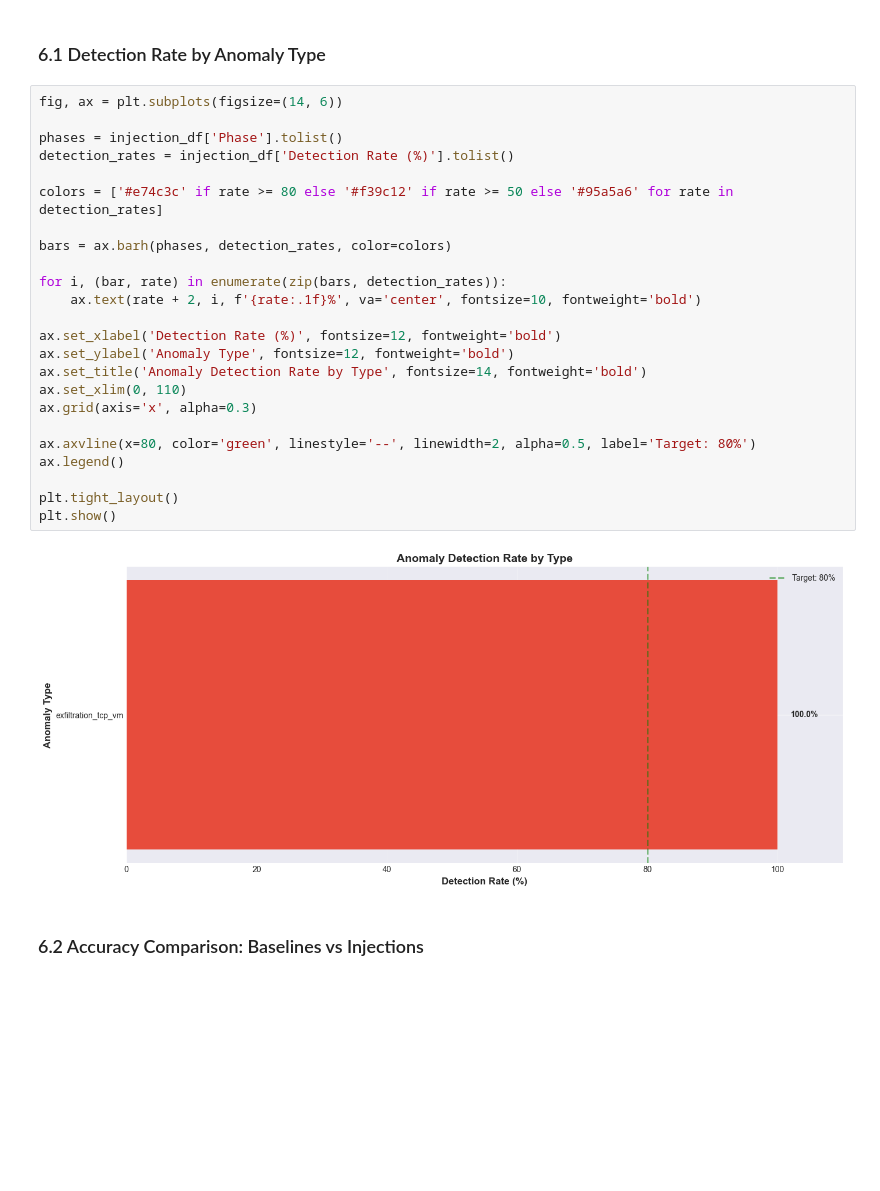
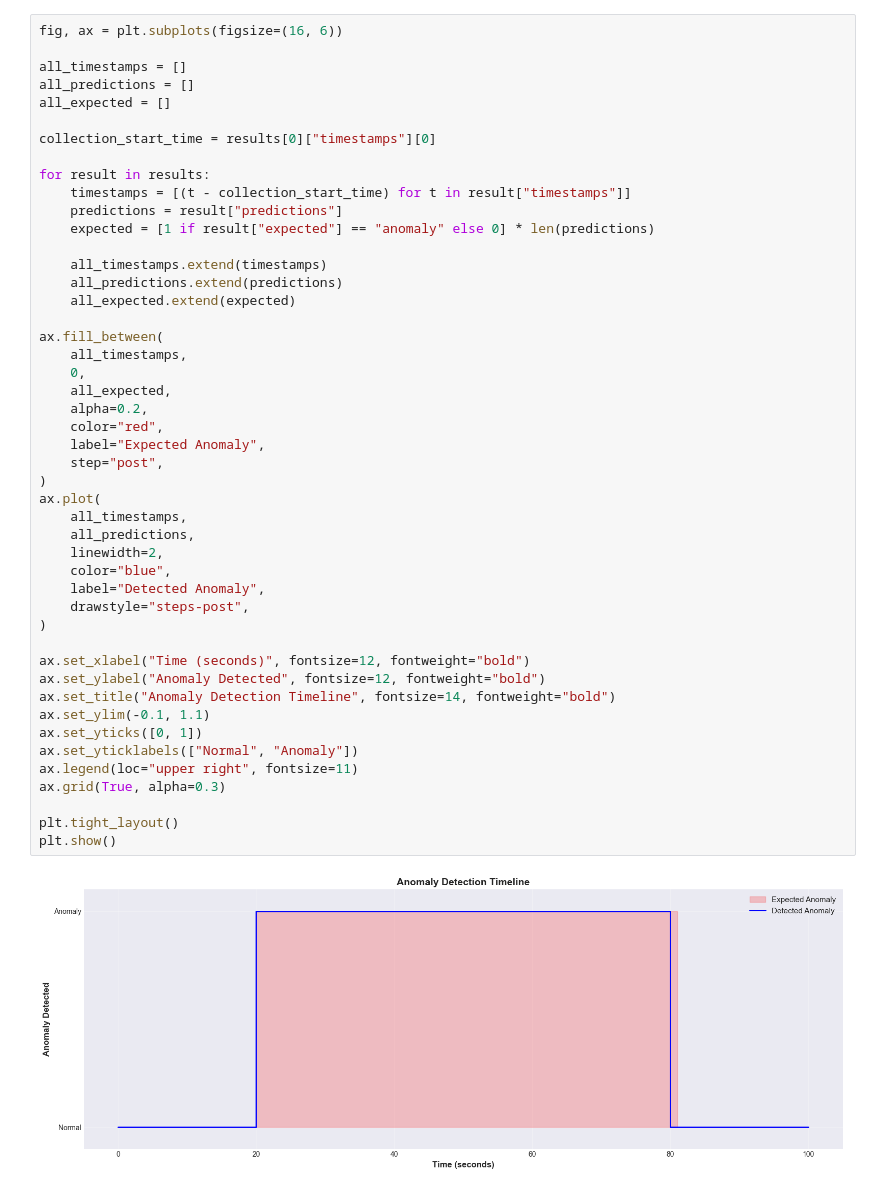
Before and after one commit to KevinShemili/DataCollectionMachineLearning, a Jupyter notebook: notebook/inference.ipynb, the cells around one changed output. Cells and saved outputs as stored; diff of their text form; blank space fills up the shorter version.

```diff
--- a/notebook/inference.ipynb
+++ b/notebook/inference.ipynb
@@ -351,33 +497,52 @@ Overall Accuracy:            100.0%
-# %% [markdown]
-### 6.1 Detection Rate by Anomaly Type
-# %%
-fig, ax = plt.subplots(figsize=(14, 6))
-
-phases = injection_df['Phase'].tolist()
-detection_rates = injection_df['Detection Rate (%)'].tolist()
-
-colors = ['#e74c3c' if rate >= 80 else '#f39c12' if rate >= 50 else '#95a5a6' for rate in detection_rates]
-
-bars = ax.barh(phases, detection_rates, color=colors)
-
-for i, (bar, rate) in enumerate(zip(bars, detection_rates)):
-    ax.text(rate + 2, i, f'{rate:.1f}%', va='center', fontsize=10, fontweight='bold')
-
-ax.set_xlabel('Detection Rate (%)', fontsize=12, fontweight='bold')
-ax.set_ylabel('Anomaly Type', fontsize=12, fontweight='bold')
-ax.set_title('Anomaly Detection Rate by Type', fontsize=14, fontweight='bold')
-ax.set_xlim(0, 110)
-ax.grid(axis='x', alpha=0.3)
-
-ax.axvline(x=80, color='green', linestyle='--', linewidth=2, alpha=0.5, label='Target: 80%')
-ax.legend()
-
-plt.tight_layout()
-plt.show()
-# %% [output]
-[figure, removed]
-# %% [markdown]
-### 6.2 Accuracy Comparison: Baselines vs Injections
+# %%
+fig, ax = plt.subplots(figsize=(16, 6))
+
+all_timestamps = []
+all_predictions = []
+all_expected = []
+
+collection_start_time = results[0]["timestamps"][0]
+
+for result in results:
+    timestamps = [(t - collection_start_time) for t in result["timestamps"]]
+    predictions = result["predictions"]
+    expected = [1 if result["expected"] == "anomaly" else 0] * len(predictions)
+
+    all_timestamps.extend(timestamps)
+    all_predictions.extend(predictions)
+    all_expected.extend(expected)
+
+ax.fill_between(
+    all_timestamps,
+    0,
+    all_expected,
+    alpha=0.2,
+    color="red",
+    label="Expected Anomaly",
+    step="post",
+)
+ax.plot(
+    all_timestamps,
+    all_predictions,
+    linewidth=2,
+    color="blue",
+    label="Detected Anomaly",
+    drawstyle="steps-post",
+)
+
+ax.set_xlabel("Time (seconds)", fontsize=12, fontweight="bold")
+ax.set_ylabel("Anomaly Detected", fontsize=12, fontweight="bold")
+ax.set_title("Anomaly Detection Timeline", fontsize=14, fontweight="bold")
+ax.set_ylim(-0.1, 1.1)
+ax.set_yticks([0, 1])
+ax.set_yticklabels(["Normal", "Anomaly"])
+ax.legend(loc="upper right", fontsize=11)
+ax.grid(True, alpha=0.3)
+
+plt.tight_layout()
+plt.show()
+# %% [output]
+[figure, added]
 # %%
 fig, (ax1, ax2) = plt.subplots(1, 2, figsize=(16, 6))
 
```
Also changed, not shown: parts of 29 cells of this notebook, 4 other files.
